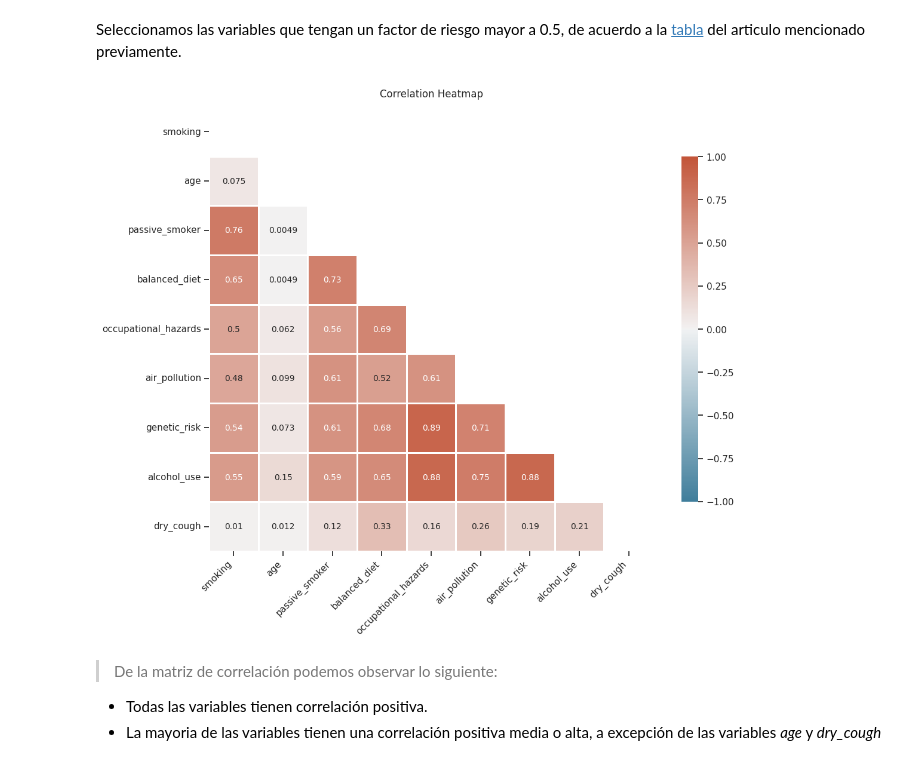
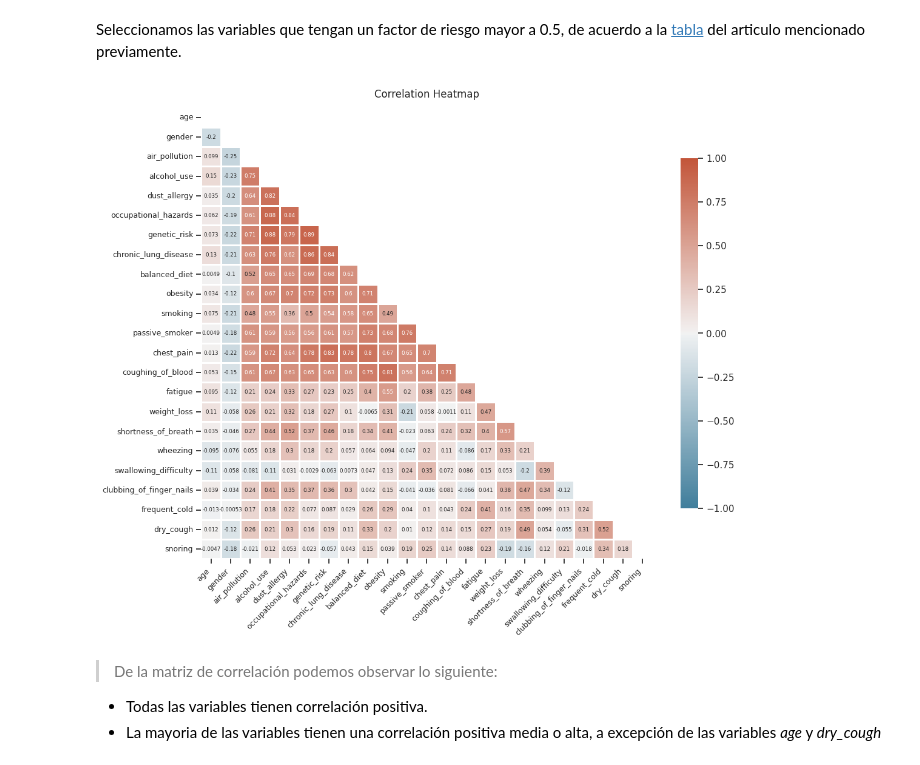
Before and after one commit to RicardxJMG/Data-projects, a Jupyter notebook: Data Science Projects/Cáncer de Pulmon/Lung_Cancer_Prediction.ipynb, the cells around one changed output. Drawn from its saved outputs; the diff is of its cells as text; code cells hidden in the pictures.

```diff
--- a/Data Science Projects/Cáncer de Pulmon/Lung_Cancer_Prediction.ipynb
+++ b/Data Science Projects/Cáncer de Pulmon/Lung_Cancer_Prediction.ipynb
@@ -155,25 +155,24 @@ Index(['age', 'gender', 'air_pollution', 'alcohol_use', 'dust_allergy',
 # %% [markdown]
 Seleccionamos las variables que tengan un factor de riesgo mayor a 0.5, de acuerdo a la [tabla](https://pmc.ncbi.nlm.nih.gov/articles/PMC7044659/table/tbl2/) del articulo mencionado previamente.
 # %%
-risk_factors = ['smoking', 'age','passive_smoker', 'balanced_diet', 'occupational_hazards', 'air_pollution',
-                'genetic_risk','alcohol_use', 'dry_cough']
-
+risk_factors = df.drop(columns = 'level').columns
 
 corr = df[risk_factors].corr()
 # Generate a mask for the upper triangle
 mask = np.triu(np.ones_like(corr, dtype=bool))
 # Set up the matplotlib figure
 f, ax = plt.subplots(figsize=(12, 10))
 # Generate a custom diverging colormap
 cmap = sns.diverging_palette(230, 20, as_cmap=True)
 # Draw the heatmap with the mask and correct aspect ratio
 heatmap = sns.heatmap(corr, mask=mask, cmap=cmap, vmin = -1,vmax=1, center=0,
             square=True, linewidths=1, cbar_kws={"shrink": .75},annot=True,
-                      annot_kws={"size": 10})
-heatmap.set_xticklabels(heatmap.get_xticklabels(), rotation=45, horizontalalignment='right');
+                      annot_kws={"size": 6.25})
+heatmap.set_xticklabels(heatmap.get_xticklabels(), rotation=45, horizontalalignment='right', fontsize = 9);
+heatmap.set_yticklabels(heatmap.get_yticklabels(), rotation=0, fontsize = 9);
 heatmap.set_title('Correlation Heatmap', fontdict={'fontsize':12}, pad=12);
 # %% [output]
-[figure, old version]
+[figure, new version]
 # %% [markdown]
 > De la matriz de correlación podemos observar lo siguiente:
   - Todas las variables tienen correlación positiva.
```
Also changed, not shown: parts of 36 cells of this notebook.
